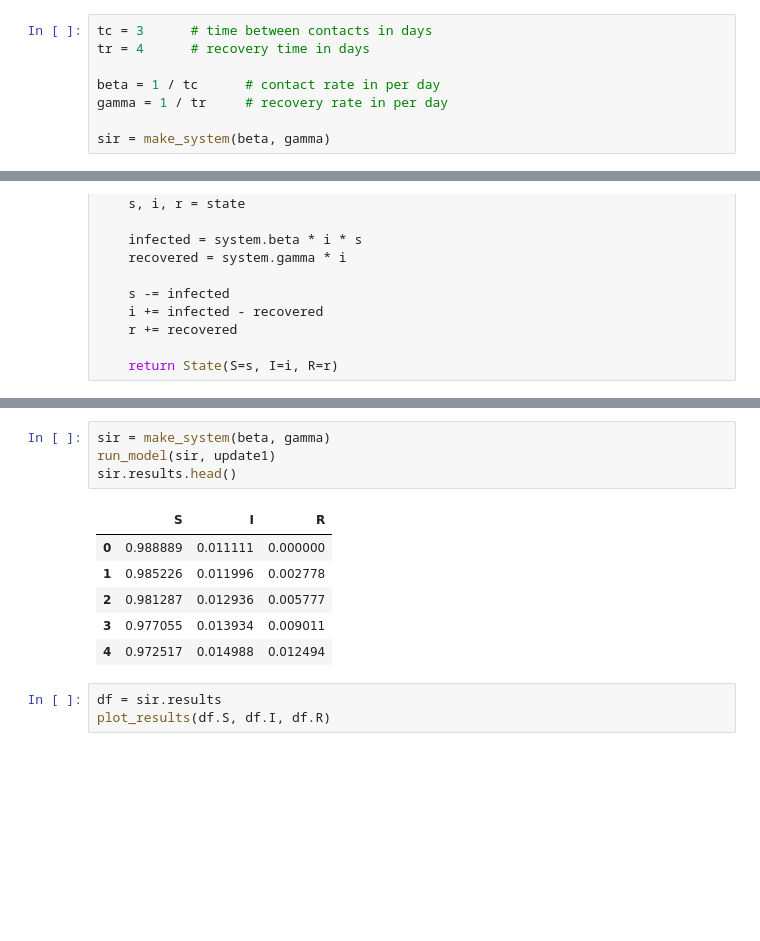
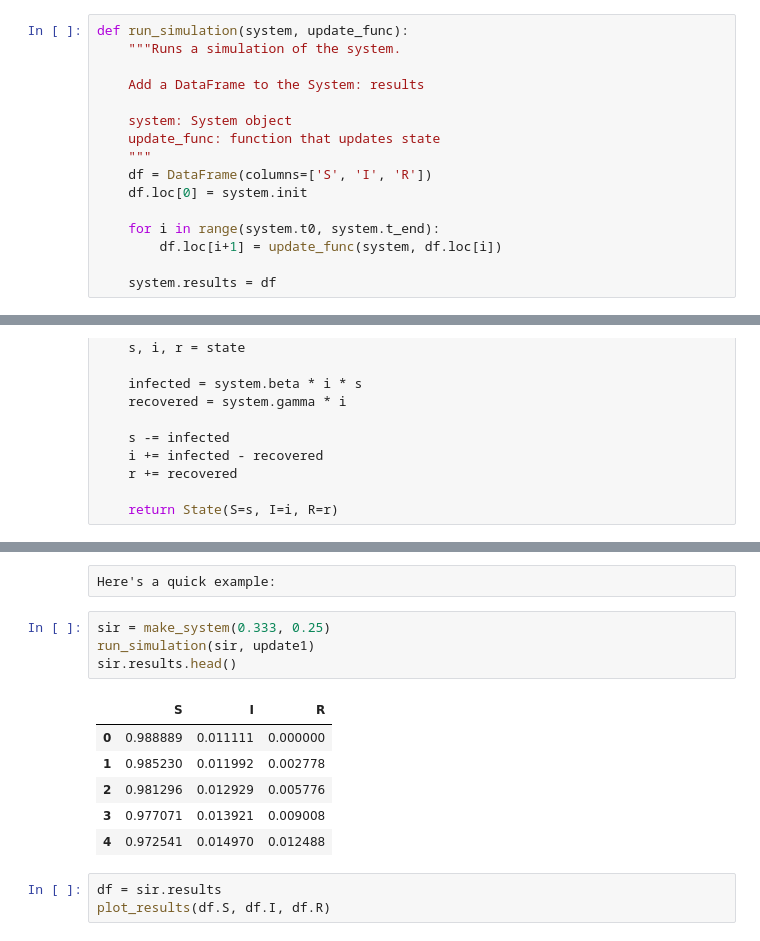
Before and after one commit to AllenDowney/ModSimPy, a Jupyter notebook: code/chap06soln.ipynb, the cells around one changed output, grey strips where cells are left out. Saved outputs shown, nothing was run; the diff lists cells and outputs as text; blank space fills up the shorter version.

```diff
--- a/code/chap06soln.ipynb
+++ b/code/chap06soln.ipynb
@@ -42,14 +44,22 @@ def make_system(beta, gamma):
 
     return System(init=init, t0=t0, t_end=t_end,
                   beta=beta, gamma=gamma)
-# %%
-tc = 3      # time between contacts in days
-tr = 4      # recovery time in days
-
-beta = 1 / tc      # contact rate in per day
-gamma = 1 / tr     # recovery rate in per day
-
-sir = make_system(beta, gamma)
+# %%
+def run_simulation(system, update_func):
+    """Runs a simulation of the system.
+
+    Add a DataFrame to the System: results
+
+    system: System object
+    update_func: function that updates state
+    """
+    df = DataFrame(columns=['S', 'I', 'R'])
+    df.loc[0] = system.init
+
+    for i in range(system.t0, system.t_end):
+        df.loc[i+1] = update_func(system, df.loc[i])
+
+    system.results = df
 # %%
 def update1(system, state):
     """Update the SIR model.
@@ -88,14 +105,16 @@ def plot_results(S, I, R):
+# %% [raw]
+Here's a quick example:
 # %%
-sir = make_system(beta, gamma)
-run_model(sir, update1)
+sir = make_system(0.333, 0.25)
+run_simulation(sir, update1)
 sir.results.head()
 # %% [output]
 |  | S | I | R |
 | 0 | 0.988889 | 0.011111 | 0.000000 |
-| 1 | 0.985226 | 0.011996 | 0.002778 |
-| 2 | 0.981287 | 0.012936 | 0.005777 |
-| 3 | 0.977055 | 0.013934 | 0.009011 |
-| 4 | 0.972517 | 0.014988 | 0.012494 |
+| 1 | 0.985230 | 0.011992 | 0.002778 |
+| 2 | 0.981296 | 0.012929 | 0.005776 |
+| 3 | 0.977071 | 0.013921 | 0.009008 |
+| 4 | 0.972541 | 0.014970 | 0.012488 |
 # %%
 df = sir.results
 plot_results(df.S, df.I, df.R)
```
Also changed, not shown: parts of 37 cells of this notebook.
